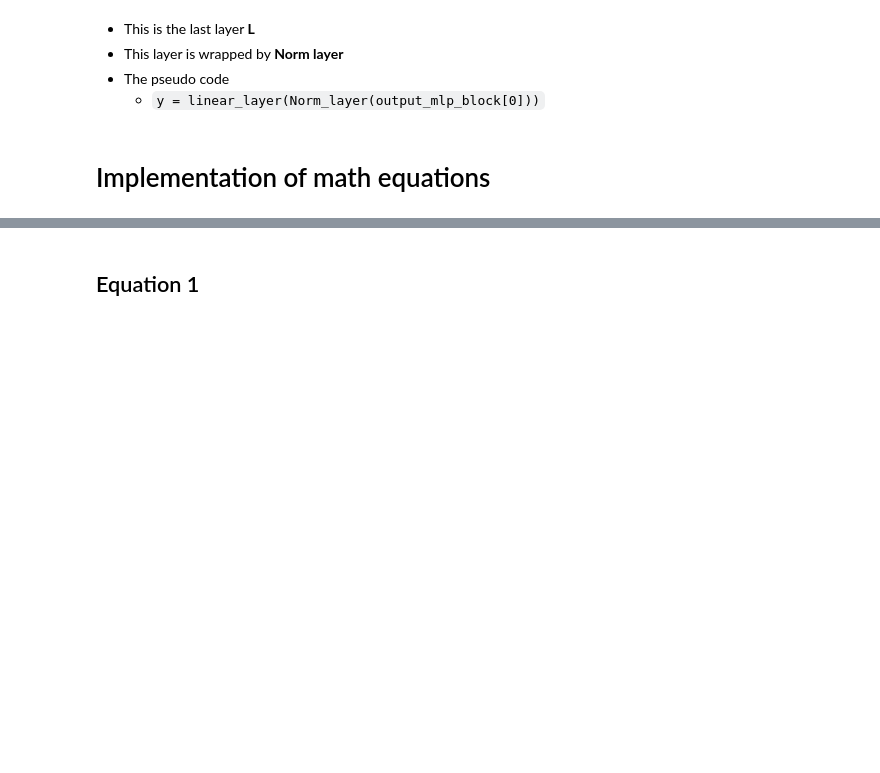
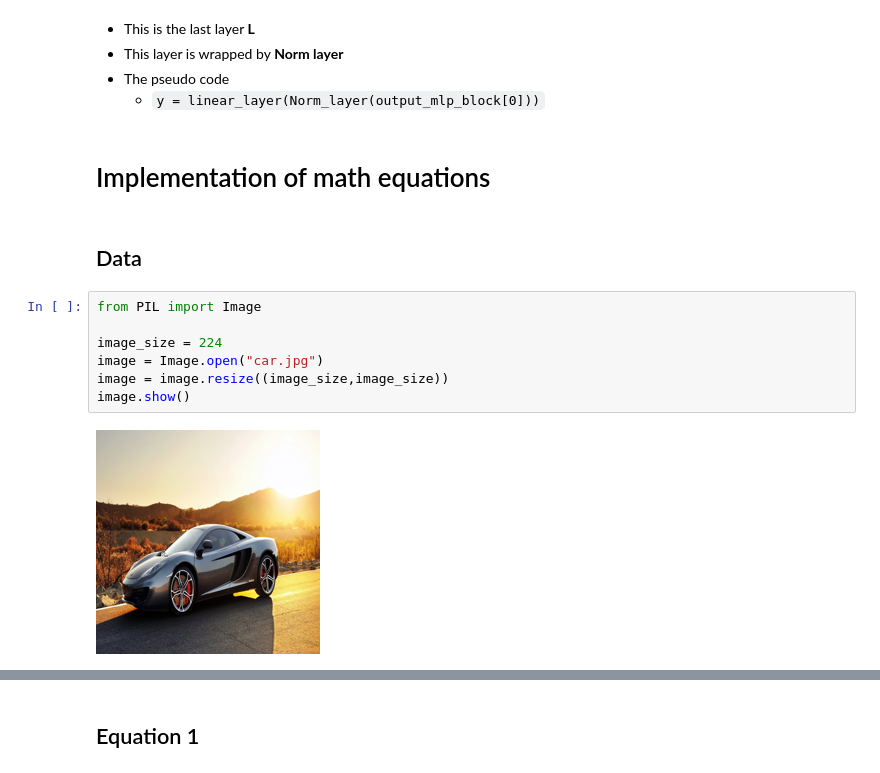
Before and after one commit to JaiSuryaPrabu/deep_learning, a Jupyter notebook: 4_Paper_Replication.ipynb, the cells around one changed output, grey strips where cells are left out. Cells and saved outputs as stored; diff of their text form; blank space fills up the shorter version.

Commit message:
Patched the input image

```diff
--- a/4_Paper_Replication.ipynb
+++ b/4_Paper_Replication.ipynb
@@ -93,3 +93,14 @@ In the vector form it looks like
     * `y = linear_layer(Norm_layer(output_mlp_block[0]))`
 # %% [markdown]
 # Implementation of math equations
+# %% [markdown]
+## Data
+# %%
+from PIL import Image
+
+image_size = 224
+image = Image.open("car.jpg")
+image = image.resize((image_size,image_size))
+image.show()
+# %% [output]
+[figure, added]
```
Also changed, not shown: parts of 12 cells of this notebook.
